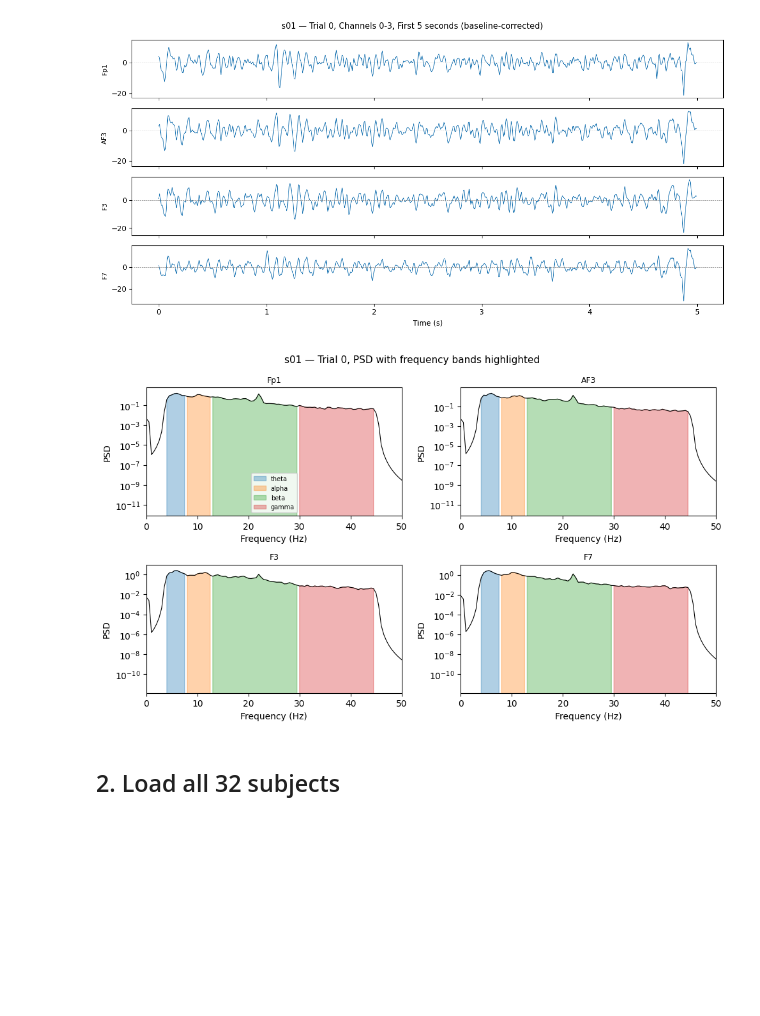
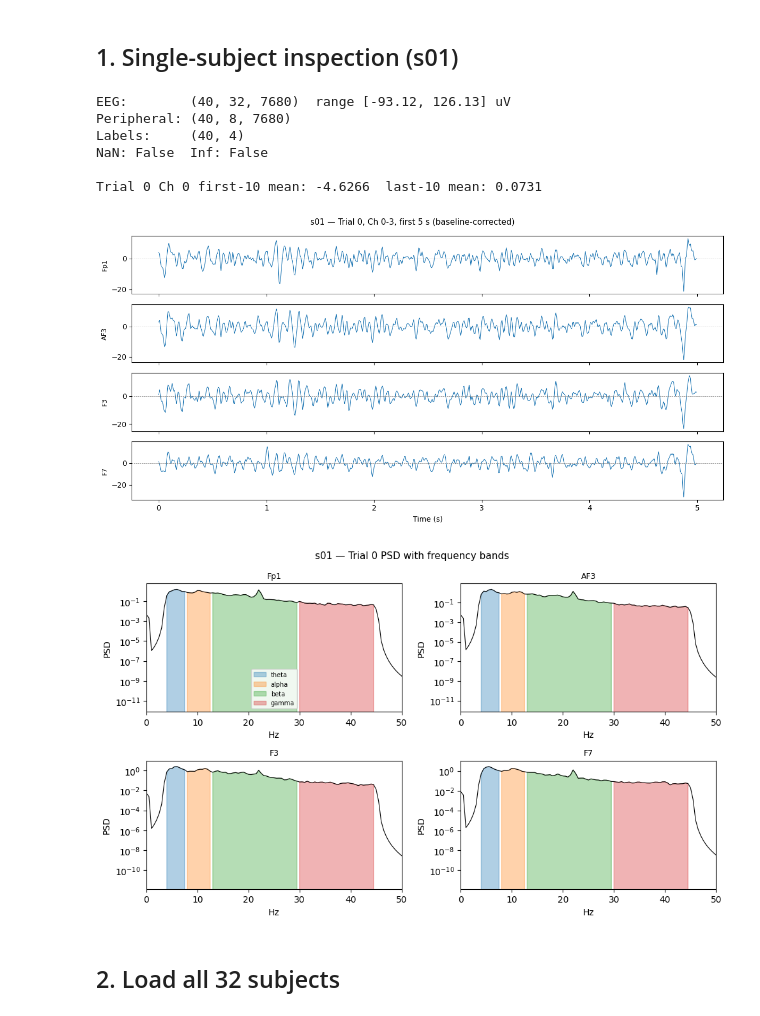
Before and after one commit to shlokye16/eegec-deap, a Jupyter notebook: notebooks/01_data.ipynb, the cells around one changed output. Drawn from its saved outputs; the diff is of its cells as text; code cells hidden in the pictures; blank space fills up the shorter version.

```diff
--- a/notebooks/01_data.ipynb
+++ b/notebooks/01_data.ipynb
@@ -59,47 +17,63 @@ Label columns: [valence, arousal, dominance, liking]
+# %% [markdown]
+## 1. Single-subject inspection (s01)
+# %%
+eeg, peripheral, labels = load_subject('../data/s01.dat')
+
+assert eeg.shape == (40, 32, 7680),         f'EEG shape mismatch: {eeg.shape}'
+assert peripheral.shape == (40, 8, 7680),   f'Peripheral shape mismatch: {peripheral.shape}'
+assert labels.shape == (40, 4),             f'Label shape mismatch: {labels.shape}'
+assert not np.isnan(eeg).any()
+assert not np.isinf(eeg).any()
+
+print(f'EEG:        {eeg.shape}  range [{eeg.min():.2f}, {eeg.max():.2f}] uV')
+print(f'Peripheral: {peripheral.shape}')
+print(f'Labels:     {labels.shape}')
+print(f'NaN: {np.isnan(eeg).any()}  Inf: {np.isinf(eeg).any()}')
+print(f'\nTrial 0 Ch 0 first-10 mean: {eeg[0,0,:10].mean():.4f}  '
+      f'last-10 mean: {eeg[0,0,-10:].mean():.4f}')
+# %% [output]
+EEG:        (40, 32, 7680)  range [-93.12, 126.13] uV
+Peripheral: (40, 8, 7680)
+Labels:     (40, 4)
+NaN: False  Inf: False
+
+Trial 0 Ch 0 first-10 mean: -4.6266  last-10 mean: 0.0731
 # %%
-# Plot raw EEG traces for trial 0, first 4 electrodes, first 5 seconds
-n_seconds = 5
-n_samples  = n_seconds * FS
+# Raw EEG trace — first 5 seconds of trial 0, channels 0-3
+n_plot = 5 * FS
+t = np.arange(n_plot) / FS
 fig, axes = plt.subplots(4, 1, figsize=(12, 6), sharex=True)
-
 for i, ax in enumerate(axes):
-    t = np.arange(n_samples) / FS
-    ax.plot(t, eeg[0, i, :n_samples], linewidth=0.8)
+    ax.plot(t, eeg[0, i, :n_plot], lw=0.8)
     ax.set_ylabel(CHANNEL_NAMES[i], fontsize=9)
-    ax.axhline(0, color='gray', linewidth=0.5, linestyle='--')
-
+    ax.axhline(0, color='gray', lw=0.5, ls='--')
 axes[-1].set_xlabel('Time (s)')
-fig.suptitle('s01 — Trial 0, Channels 0-3, First 5 seconds (baseline-corrected)', fontsize=11)
+fig.suptitle('s01 — Trial 0, Ch 0-3, first 5 s (baseline-corrected)', fontsize=11)
 plt.tight_layout()
 plt.savefig('../results/figures/raw_eeg_trace.png', dpi=150)
 plt.show()
 # %% [output]
-[figure, old version]
+[figure, new version]
 # %%
-# Plot PSD for trial 0, first 4 electrodes — confirm band structure is visible
+# PSD with band structure — confirm bands are visible
 fig, axes = plt.subplots(2, 2, figsize=(10, 6))
-band_colors = {'theta': 'C0', 'alpha': 'C1', 'beta': 'C2', 'gamma': 'C3'}
-
+colors = {'theta': 'C0', 'alpha': 'C1', 'beta': 'C2', 'gamma': 'C3'}
 for i, ax in enumerate(axes.flat):
     freqs, psd = welch(eeg[0, i], fs=FS, nperseg=256, noverlap=128)
-    ax.semilogy(freqs, psd, color='black', linewidth=0.8)
-    for band, (low, high) in BANDS.items():
-        mask = (freqs >= low) & (freqs < high)
-        ax.fill_between(freqs[mask], psd[mask], alpha=0.35,
-                        color=band_colors[band], label=band)
+    ax.semilogy(freqs, psd, color='black', lw=0.8)
+    for band, (lo, hi) in BANDS.items():
+        mask = (freqs >= lo) & (freqs < hi)
+        ax.fill_between(freqs[mask], psd[mask], alpha=0.35, color=colors[band], label=band)
     ax.set_title(CHANNEL_NAMES[i], fontsize=9)
-    ax.set_xlabel('Frequency (Hz)')
-    ax.set_ylabel('PSD')
-    ax.set_xlim(0, 50)
+    ax.set_xlabel('Hz'); ax.set_ylabel('PSD'); ax.set_xlim(0, 50)
     if i == 0:
         ax.legend(fontsize=7)
-
-fig.suptitle('s01 — Trial 0, PSD with frequency bands highlighted', fontsize=11)
+fig.suptitle('s01 — Trial 0 PSD with frequency bands', fontsize=11)
 plt.tight_layout()
 plt.savefig('../results/figures/psd_bands.png', dpi=150)
 plt.show()
 # %% [output]
-[figure, old version]
+[figure, new version]
 # %% [markdown]
 ## 2. Load all 32 subjects
 # %%
```
Also changed, not shown: parts of 12 cells of this notebook, 4 other files.
